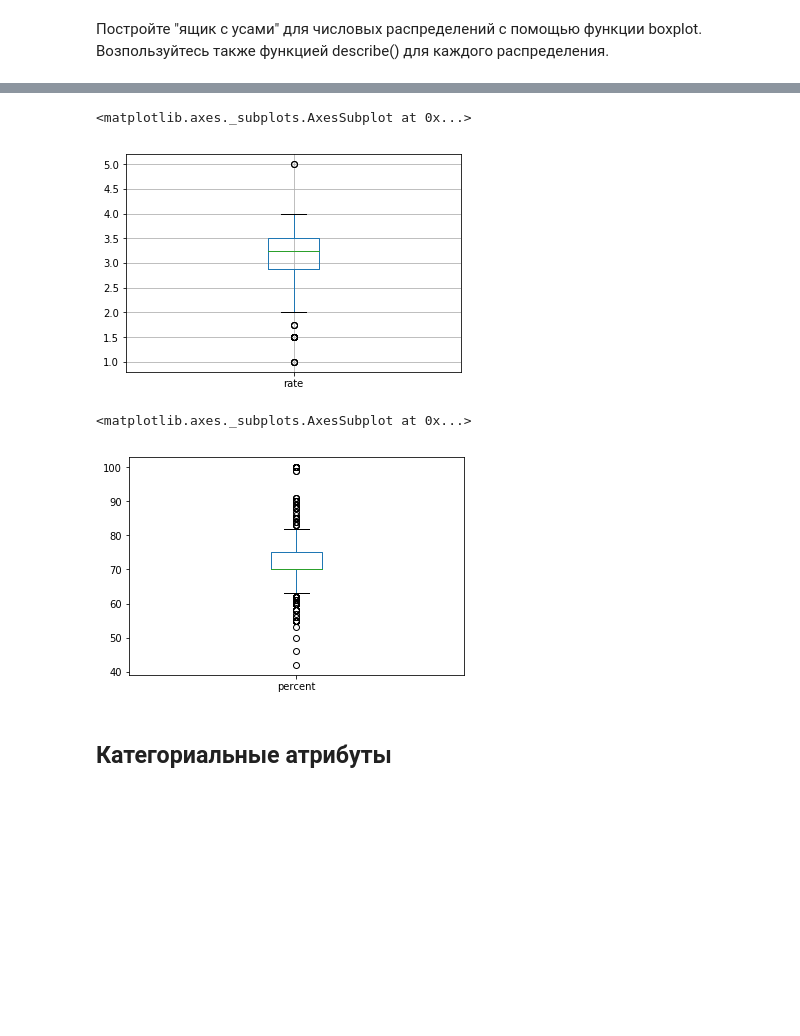
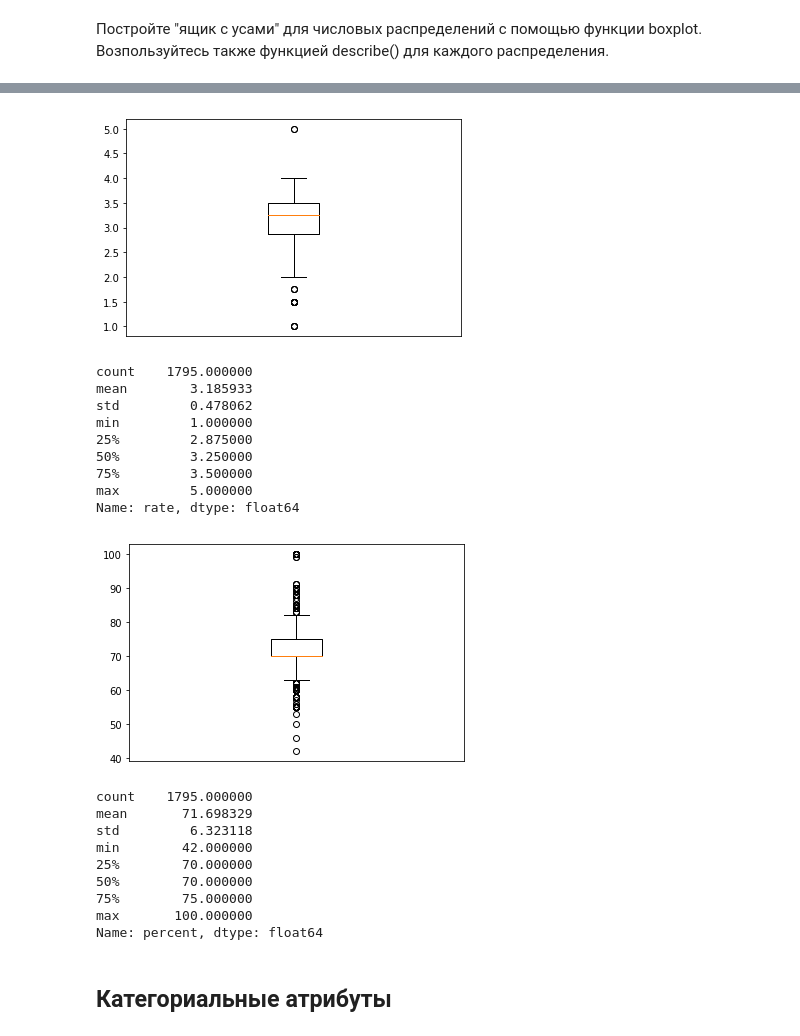
Before and after one commit to experimen/Repository_1, a Jupyter notebook: 1/Lab1.ipynb, the cells around one changed output, grey strips where cells are left out. Drawn from its saved outputs; the diff is of its cells as text; code cells hidden in the pictures; blank space fills up the shorter version.

```diff
--- a/1/Lab1.ipynb
+++ b/1/Lab1.ipynb
@@ -107,16 +88,35 @@ best_bar.describe()
-# %%
-#best_bar.rate.plot.box()
-#best_bar.rate.boxplot() -> AttributeError: 'Series' object has no attribute 'boxplot'
-#best_bar['rate'].boxplot() -> AttributeError: 'Series' object has no attribute 'boxplot'
-best_bar[['rate']].boxplot()
-# %% [output]
-<matplotlib.axes._subplots.AxesSubplot at 0x...>
-[figure, removed]
-# %%
-best_bar.percent.plot.box()
-# %% [output]
-<matplotlib.axes._subplots.AxesSubplot at 0x...>
-[figure, removed]
+# %%
+plt.boxplot(best_bar['rate'])
+plt.xticks([])
+plt.show()
+best_bar['rate'].describe()
+# %% [output]
+[figure, added]
+count    1795.000000
+mean        3.185933
+std         0.478062
+min         1.000000
+25%         2.875000
+50%         3.250000
+75%         3.500000
+max         5.000000
+Name: rate, dtype: float64
+# %%
+plt.boxplot(best_bar['percent'])
+plt.xticks([])
+plt.show()
+best_bar['percent'].describe()
+# %% [output]
+[figure, added]
+count    1795.000000
+mean       71.698329
+std         6.323118
+min        42.000000
+25%        70.000000
+50%        70.000000
+75%        75.000000
+max       100.000000
+Name: percent, dtype: float64
 # %% [markdown]
 ## Категориальные атрибуты
 # %% [markdown]
```
Also changed, not shown: parts of 42 cells of this notebook.
